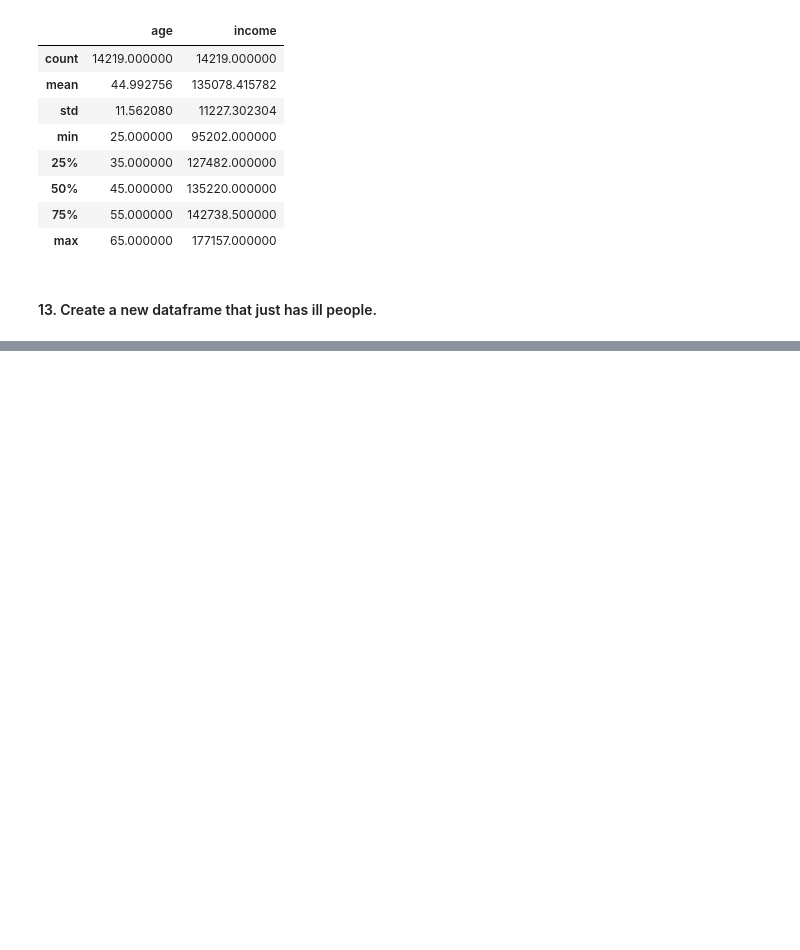
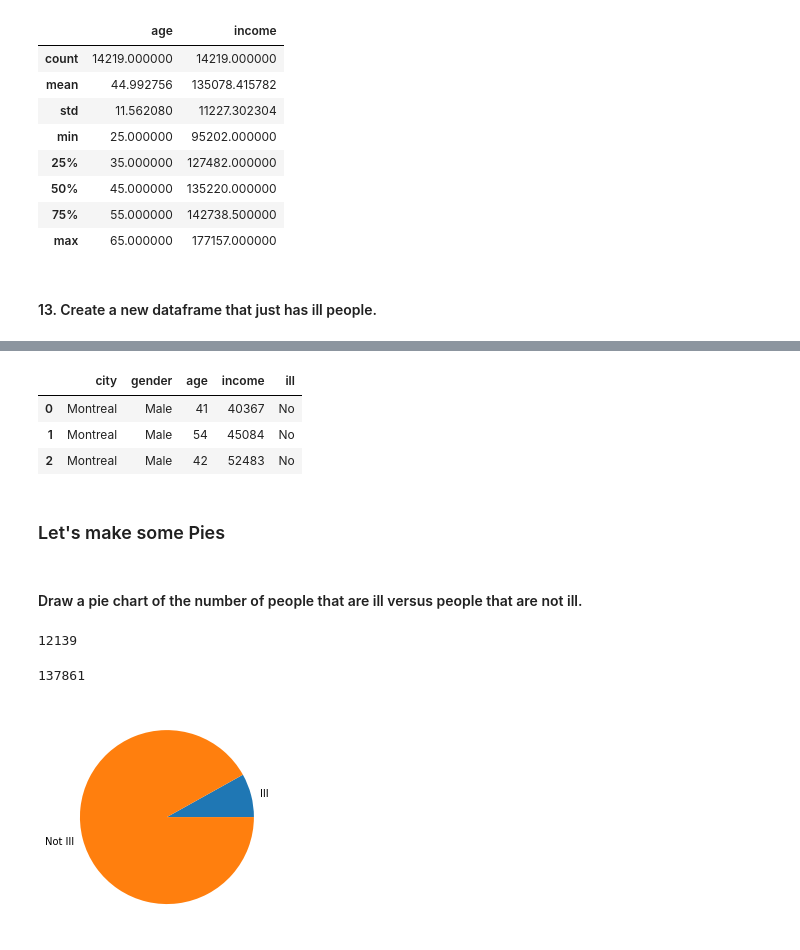
Before and after one commit to nathantum/data_science_projects, a Jupyter notebook: Data_Analysis_Basics.ipynb, the cells around one changed output, grey strips where cells are left out. Drawn from its saved outputs; the diff is of its cells as text; code cells hidden in the pictures; blank space fills up the shorter version.

```diff
--- a/Data_Analysis_Basics.ipynb
+++ b/Data_Analysis_Basics.ipynb
@@ -173,0 +220,13 @@ illpeo
+# %%
+#Load data
+graph_data = pd.read_csv("https://brockdsl.github.io/Python_2.0_Workshop/canadian_toy_dataset.csv")
+
+#data columns
+graph_data.columns = ["city","gender","age","income","ill"]
+
+graph_data.head(3)
+# %% [output]
+|  | city | gender | age | income | ill |
+| 0 | Montreal | Male | 41 | 40367 | No |
+| 1 | Montreal | Male | 54 | 45084 | No |
+| 2 | Montreal | Male | 42 | 52483 | No |
@@ -173,0 +236,21 @@ illpeo
+# %% [markdown]
+### Let's make some Pies
+# %% [markdown]
+#### Draw a pie chart of the number of people that are ill versus people that are not ill.
+# %%
+all_ill_people = graph_data[graph_data["ill"] == "Yes"].ill.count()
+all_ill_people
+# %% [output]
+12139
+# %%
+all_non_ill_people = graph_data[graph_data["ill"] == "No"].ill.count()
+all_non_ill_people
+# %% [output]
+137861
+# %%
+pie_data = [all_ill_people, all_non_ill_people]
+pie_labels = ["Ill", "Not Ill"]
+plt.pie(pie_data, labels = pie_labels)
+plt.show()
+# %% [output]
+[figure, added]
```
Also changed, not shown: parts of 21 cells of this notebook.
